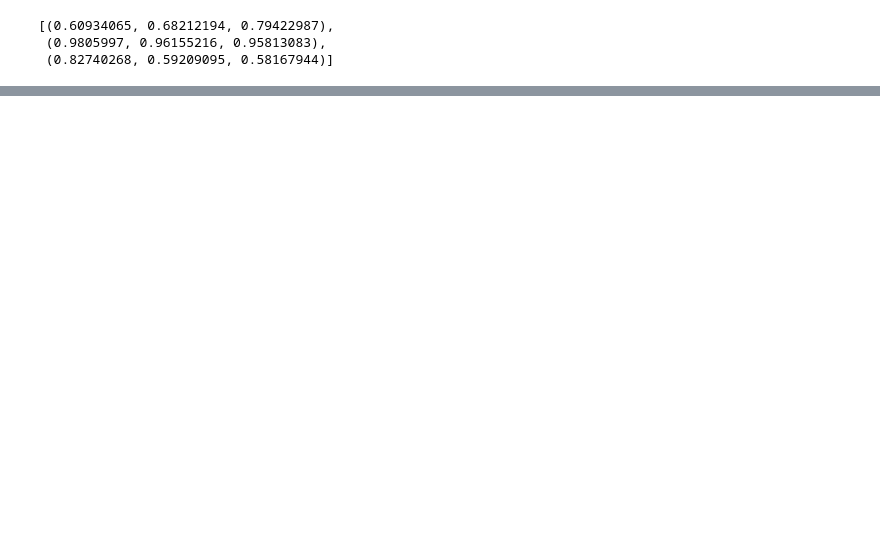
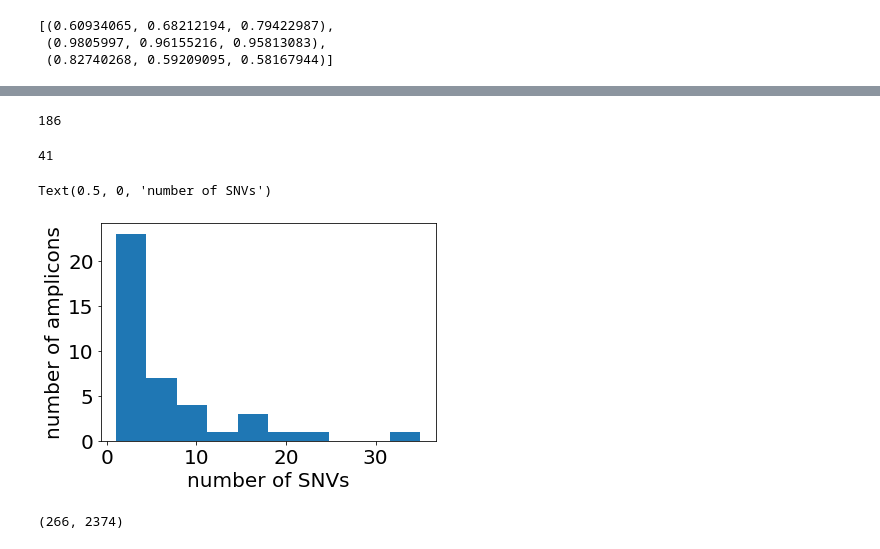
Before and after one commit to haochenz96/tap_cn_calling, a Jupyter notebook: mskcc_organoid_mission_bio.ipynb, the cells around one changed output, grey strips where cells are left out. Drawn from its saved outputs; the diff is of its cells as text; code cells hidden in the pictures; blank space fills up the shorter version.

```diff
--- a/mskcc_organoid_mission_bio.ipynb
+++ b/mskcc_organoid_mission_bio.ipynb
@@ -1196,0 +1224,19 @@ array(['AMPL50980', 'AMPL70456', 'AMPL87242', 'AMPL87243', 'AMPL87244',
+# %%
+df_condensed_snv = df_pos.set_index('index').loc[pos_indices].reset_index()
+curr_loh_selected_indices = df_pos.set_index('index').loc[pos_indices].reset_index()['chrom'].isin(['1', '10', '18', 'X']).values
+
+g = sns.clustermap(pd.DataFrame(np.nan_to_num(condensed_vaf_mat[curr_loh_selected_indices, :]), index=[f'{x}|{y}' for x, y in zip(df_condensed_snv[curr_loh_selected_indices]['amplicon'], df_condensed_snv[curr_loh_selected_indices]['chrom'])]),
+                   mask=read_depth_mat[curr_loh_selected_indices, :] < 10, row_cluster=False, col_cluster=True, vmin=0, vmax=1,
+                   cmap=sns.mpl_palette("Set3",5), row_colors=['#000000']*len(curr_loh_selected_indices))
+g.ax_heatmap.set_ylabel('positions (referred by corresponding amplicon)', fontsize=20)
+g.ax_heatmap.set_xlabel('cells', fontsize=20)
+
+g.ax_heatmap.set_xticklabels([]);
+# g.ax_heatmap.set_xticklabels([]);
+g.ax_col_dendrogram.set_visible(False)
+
+for _, spine in g.ax_heatmap.spines.items():
+    spine.set_visible(True)
+
+plt.savefig('figures/organoid_condensed_vaf_mat_only_loh.pdf', bbox_inches='tight')
+plt.savefig('figures/organoid_condensed_vaf_mat_only_loh.png', bbox_inches='tight')
@@ -1196,0 +1245,19 @@ array(['AMPL50980', 'AMPL70456', 'AMPL87242', 'AMPL87243', 'AMPL87244',
+# %%
+len(amplicon_list)
+# %% [output]
+186
+# %%
+len(df_condensed_snv['amplicon'].value_counts())
+# %% [output]
+41
+# %%
+plt.hist(df_condensed_snv['amplicon'].value_counts())
+plt.gca().set_ylabel('number of amplicons')
+plt.gca().set_xlabel('number of SNVs')
+# %% [output]
+Text(0.5, 0, 'number of SNVs')
+[figure, added]
+# %%
+condensed_vaf_mat.shape
+# %% [output]
+(266, 2374)
```
Also changed, not shown: parts of 51 cells of this notebook.
